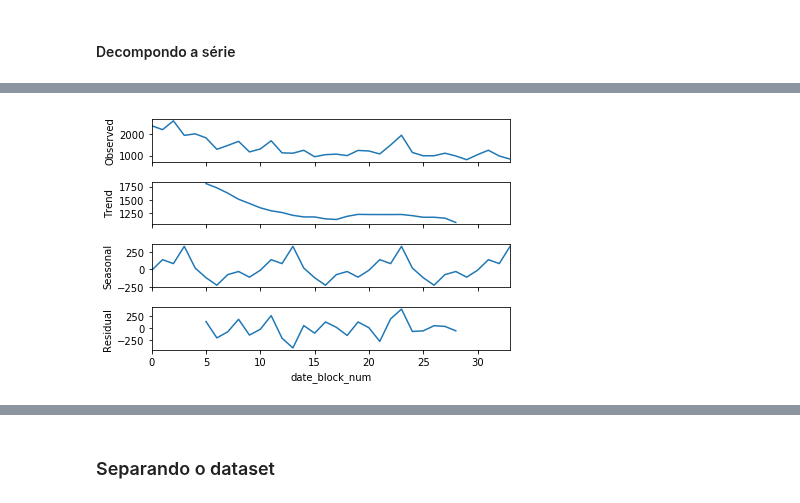
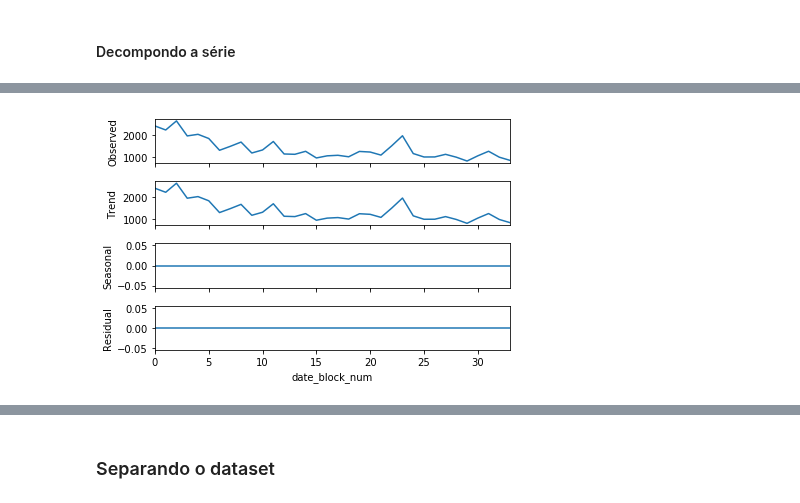
Before and after one commit to RGivisiez/Adv_ML, a Jupyter notebook: 4. ARIMA - SARIMA.ipynb, the cells around one changed output, grey strips where cells are left out. Saved outputs shown, nothing was run; the diff lists cells and outputs as text; code cells hidden in the pictures.

```diff
--- a/4. ARIMA - SARIMA.ipynb
+++ b/4. ARIMA - SARIMA.ipynb
@@ -287,6 +357,6 @@ Peso exponencial:
 # %%
-result = seasonal_decompose(items_sold, freq=10, model='adtive')
+result = seasonal_decompose(items_sold, freq=1, model='adtive')
 result.plot()
 plt.show()
 # %% [output]
-[figure, old version]
+[figure, new version]
```
Also changed, not shown: parts of 29 cells of this notebook, 2 other files.
